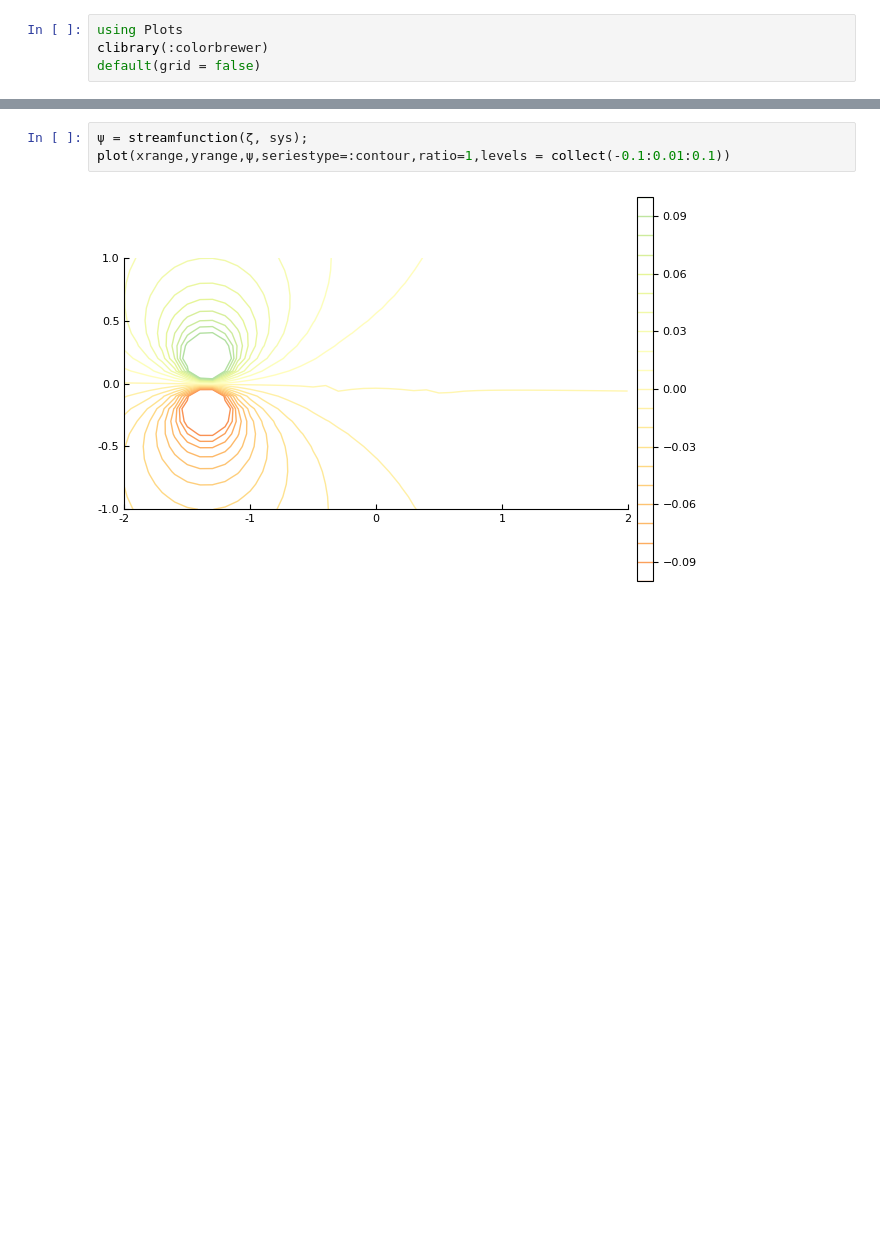
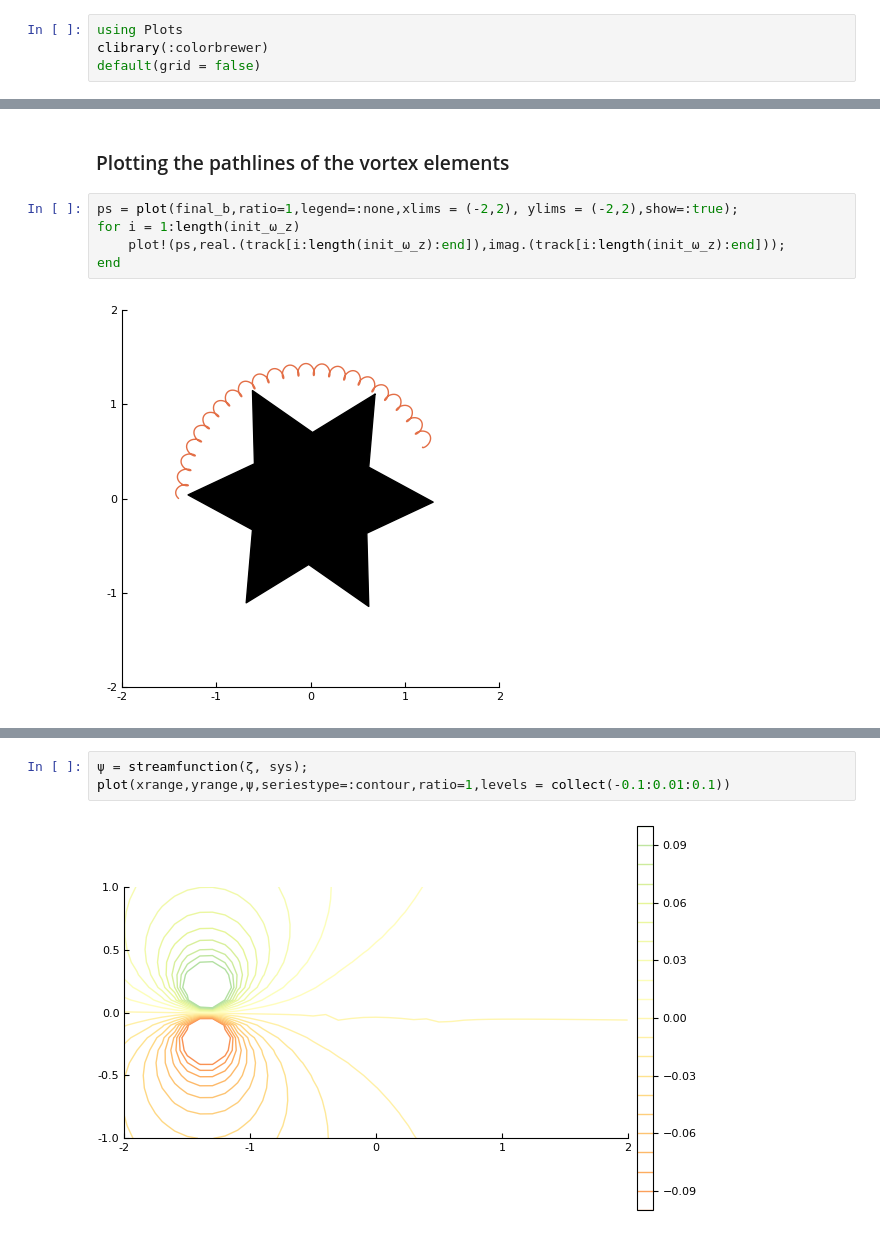
Before and after one commit to darwindarak/PotentialFlow.jl, a Jupyter notebook: binder/notebooks/Conformally mapped body.ipynb, the cells around one changed output, grey strips where cells are left out. Saved outputs shown, nothing was run; the diff lists cells and outputs as text; blank space fills up the shorter version.

```diff
--- a/binder/notebooks/Conformally mapped body.ipynb
+++ b/binder/notebooks/Conformally mapped body.ipynb
@@ -269,3 +302,12 @@ plot((b,ambient_ω_z),ratio=1,legend=:none,xlims = (-2,2))
+# %% [markdown]
+### Plotting the pathlines of the vortex elements
+# %%
+ps = plot(final_b,ratio=1,legend=:none,xlims = (-2,2), ylims = (-2,2),show=:true);
+for i = 1:length(init_ω_z)
+    plot!(ps,real.(track[i:length(init_ω_z):end]),imag.(track[i:length(init_ω_z):end]));
+end
+# %% [output]
+[figure, added]
 # %%
 xrange = -2:0.1:2
 yrange = -1:0.1:1
```
Also changed, not shown: parts of 25 cells of this notebook, 3 other files.
